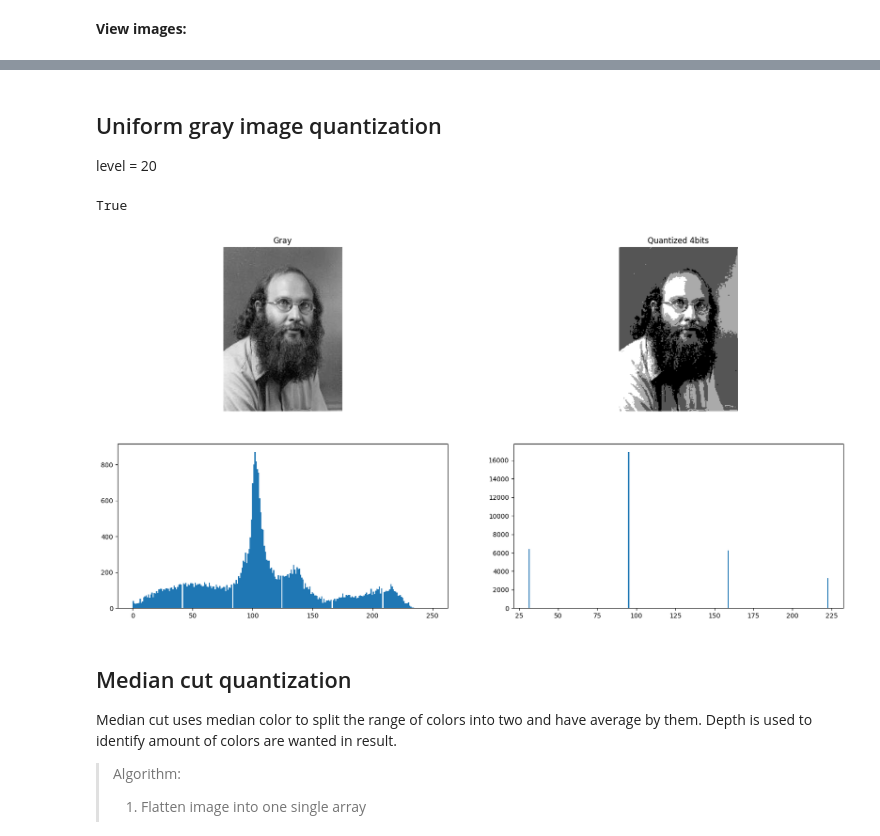
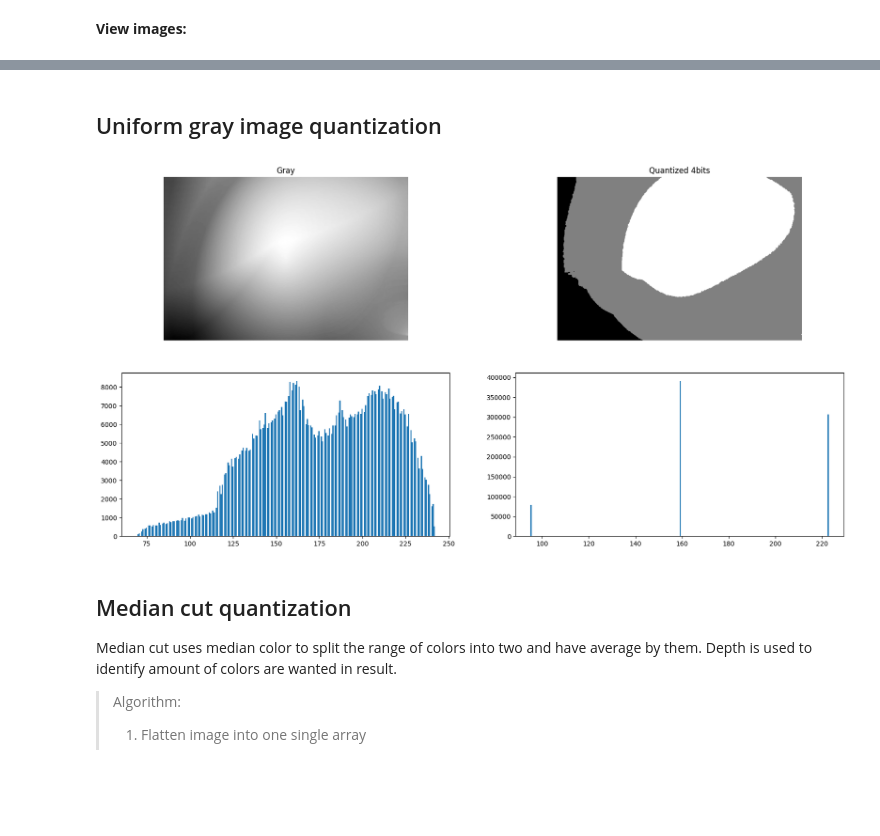
Before and after one commit to JavaConterry/Image-Quantization, a Jupyter notebook: Worksheet.ipynb, the cells around one changed output, grey strips where cells are left out. Drawn from its saved outputs; the diff is of its cells as text; code cells hidden in the pictures; blank space fills up the shorter version.

```diff
--- a/Worksheet.ipynb
+++ b/Worksheet.ipynb
@@ -15,11 +15,15 @@ import matplotlib.pyplot as plt
 import numpy as np
 import math as m
 
+# img_source = 'images/gradient.jpg'
+img_source = 'images/grad_2.jpeg'
+
+
 # img_source = 'images/hills.jpeg'
 # img_source = 'images/hills-underscaled.png'
 
 # img_source = 'images/example.png'
-img_source = 'images/example_underscaled.png'
+# img_source = 'images/example_underscaled.png'
 
 # img_source = 'images/me.jpg'
 # %% [markdown]
@@ -60,40 +64,38 @@ Image data type: uint8
 # %% [markdown]
 ## Uniform gray image quantization
-level = 20
 # %%
 level = 4
 
 quantized_image = np.array(gray_image).copy()
 delta = 255/level
 for i in range(gray_image.shape[0]):
     for j in range(gray_image.shape[1]):
         quantized_image[i][j] = int(np.floor(gray_image[i][j]/delta)*delta+delta/2)
 
 plt.figure(figsize=(20,10))
 
 
 plt.subplot(2,2,1)
 plt.imshow(gray_image, cmap='gray')
 plt.title('Gray')
 plt.axis('off')
 
 plt.subplot(2,2,2)
 plt.imshow(quantized_image, cmap='gray')
 plt.title(f'Quantized {level}bits')
 plt.axis('off')
 
 
 plt.subplot(2,2,3)
 _=plt.hist(gray_image.ravel(), bins=256)
 
 plt.subplot(2,2,4)
 _=plt.hist(quantized_image.ravel(), bins=256)
 
-cv2.imwrite('images/gray_hills.jpeg',gray_image)
-cv2.imwrite('images/quantized_gray_hills.jpeg',quantized_image)
+# cv2.imwrite('images/gray_hills.jpeg',gray_image)
+# cv2.imwrite('images/quantized_gray_hills.jpeg',quantized_image)
 # %% [output]
-True
-[figure, old version]
+[figure, new version]
 # %% [markdown]
 ## Median cut quantization
 
```
Also changed, not shown: parts of 9 cells of this notebook, 3 other files.
